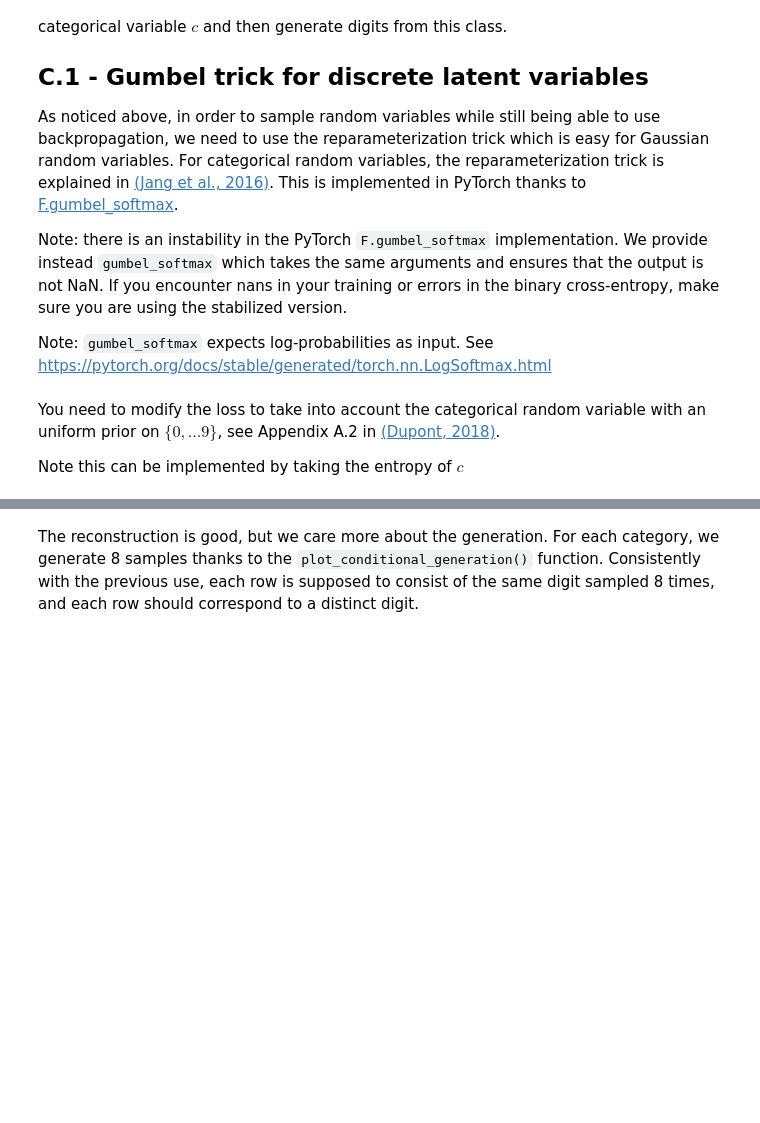
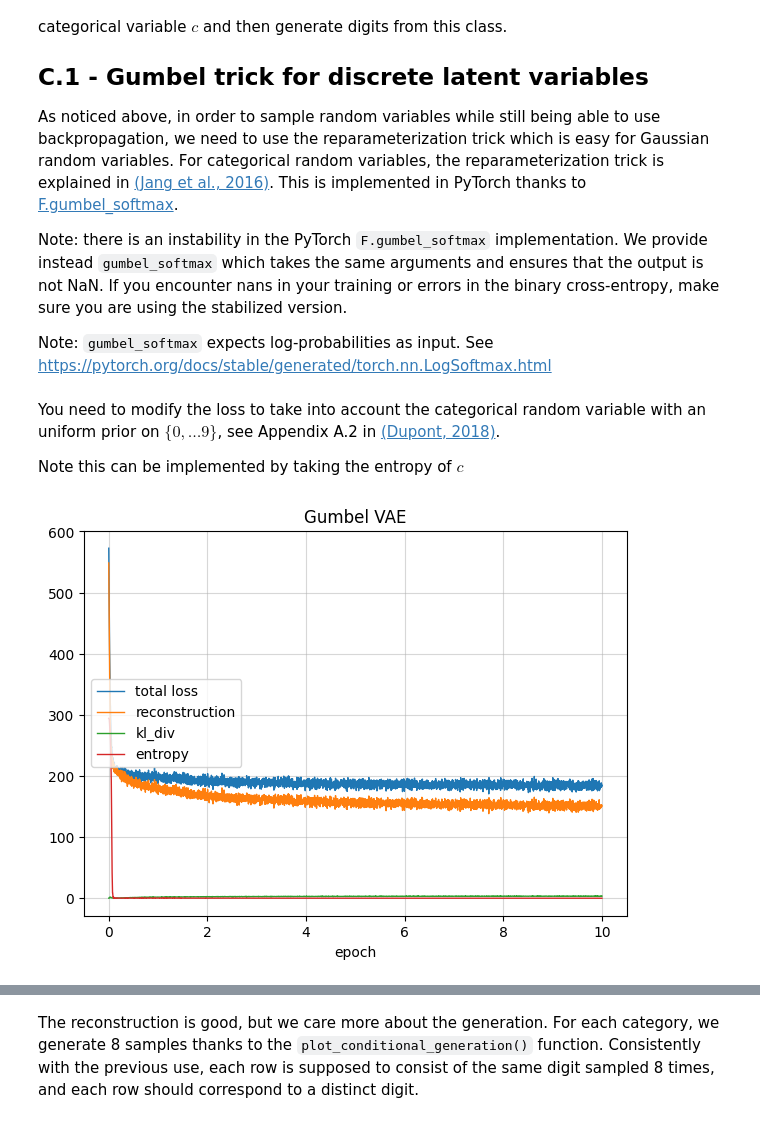
Before and after one commit to PaulToudret/ensae_dl_pw2, a Jupyter notebook: notebook.ipynb, the cells around one changed output, grey strips where cells are left out. Cells and saved outputs as stored; diff of their text form; code cells hidden in the pictures; blank space fills up the shorter version.

```diff
--- a/notebook.ipynb
+++ b/notebook.ipynb
@@ -550,7 +590,13 @@ def train_G(model, data_loader=data_loader,num_epochs=num_epochs, beta = 1., ver
                     live_plot(data_dict, x_key="epoch", title=title)
 
     live_plot(data_dict, x_key="epoch", title=title)
+# %%
+model_G = VAE_Gumbel(h_dim=h_dim, z_dim=z_dim, tau=1.0).to(device)
+model_G.hard = True
+optimizer = torch.optim.Adam(model_G.parameters(), lr=learning_rate)
 # %%
-train_G(model_G, num_epochs=20, verbose=False)
+train_G(model_G, num_epochs=10, beta=10., verbose=True)
+# %% [output]
+[figure, added]
 # %%
 plot_reconstruction(model_G)
```
Also changed, not shown: parts of 29 cells of this notebook.
